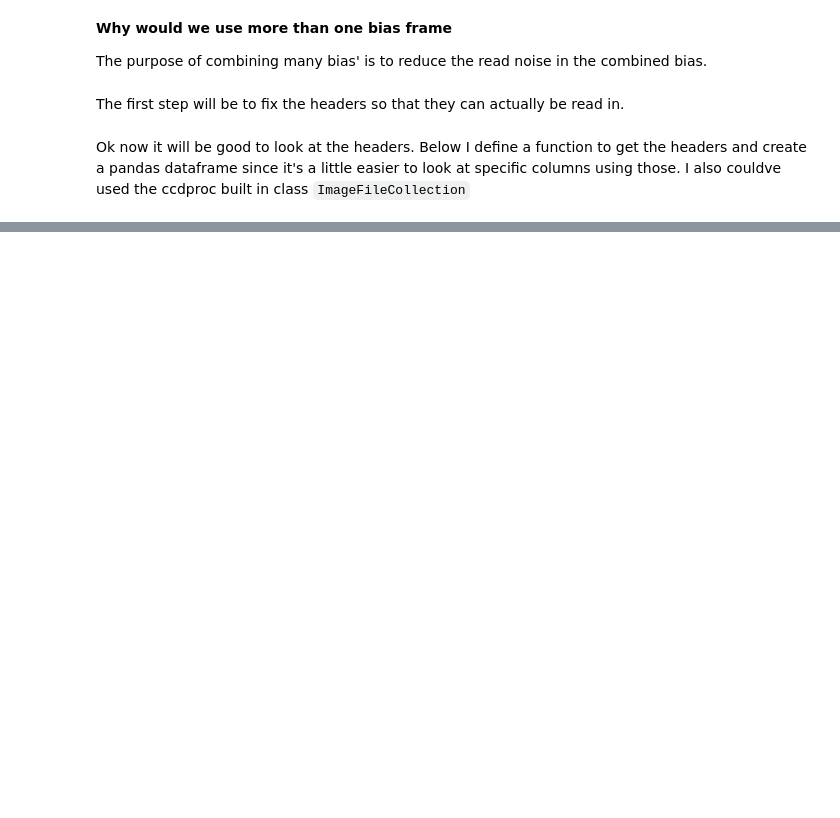
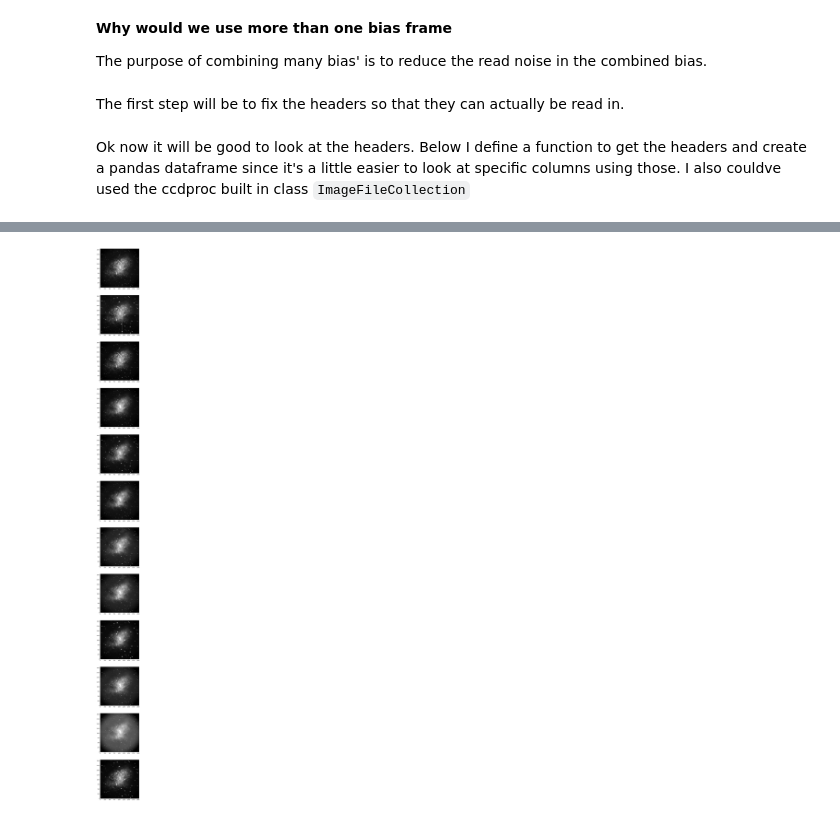
Before and after one commit to cmerrill11/astr342, a Jupyter notebook: obsProject/PhotometryLab.ipynb, the cells around one changed output, grey strips where cells are left out. Drawn from its saved outputs; the diff is of its cells as text; code cells hidden in the pictures; blank space fills up the shorter version.

```diff
--- a/obsProject/PhotometryLab.ipynb
+++ b/obsProject/PhotometryLab.ipynb
@@ -155,0 +146,4 @@ the RADECSYS keyword is deprecated, use RADESYSa.
+# %%
+imagePreview('data/CrabData/trimmed*')
+# %% [output]
+[figure, added]
```
Also changed, not shown: parts of 14 cells of this notebook.
